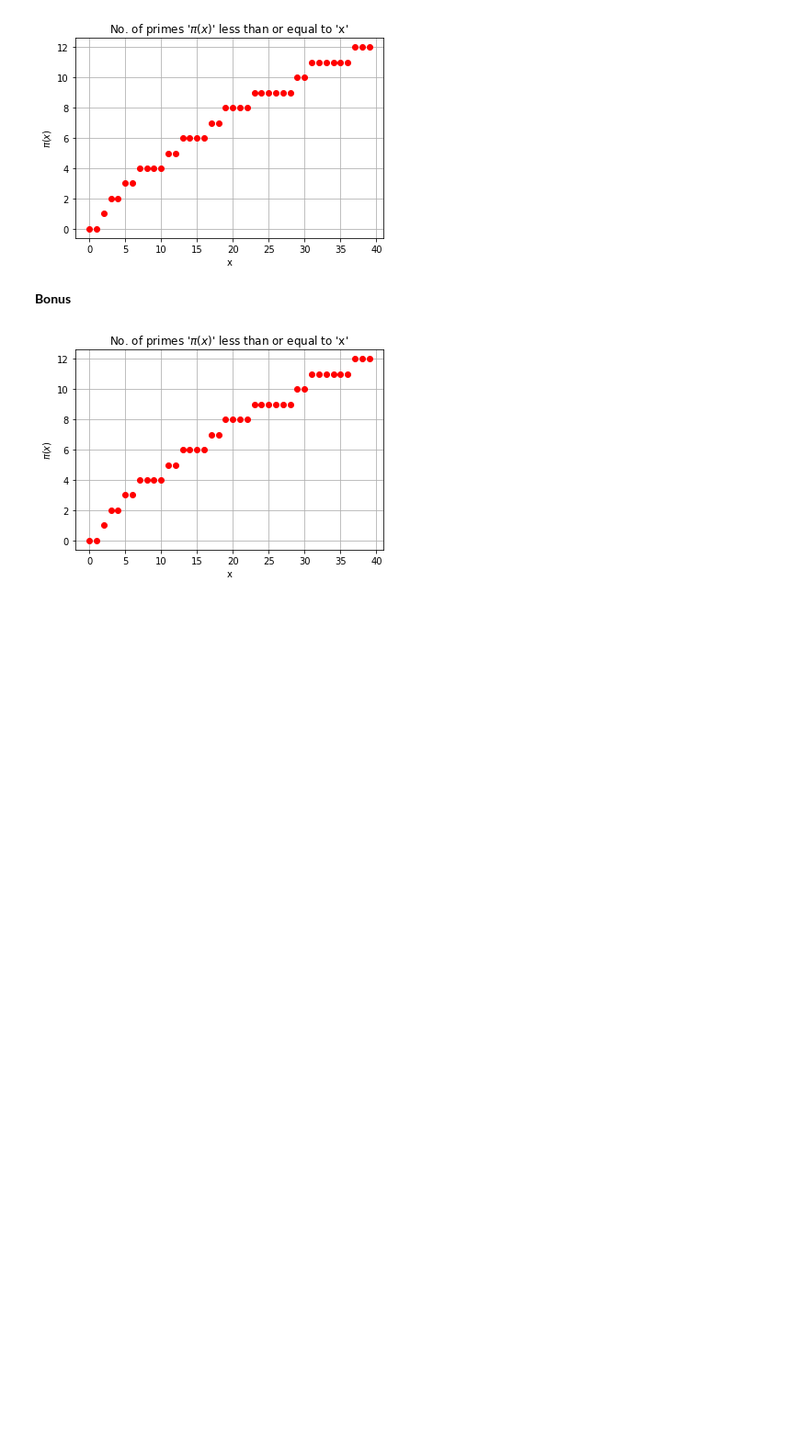
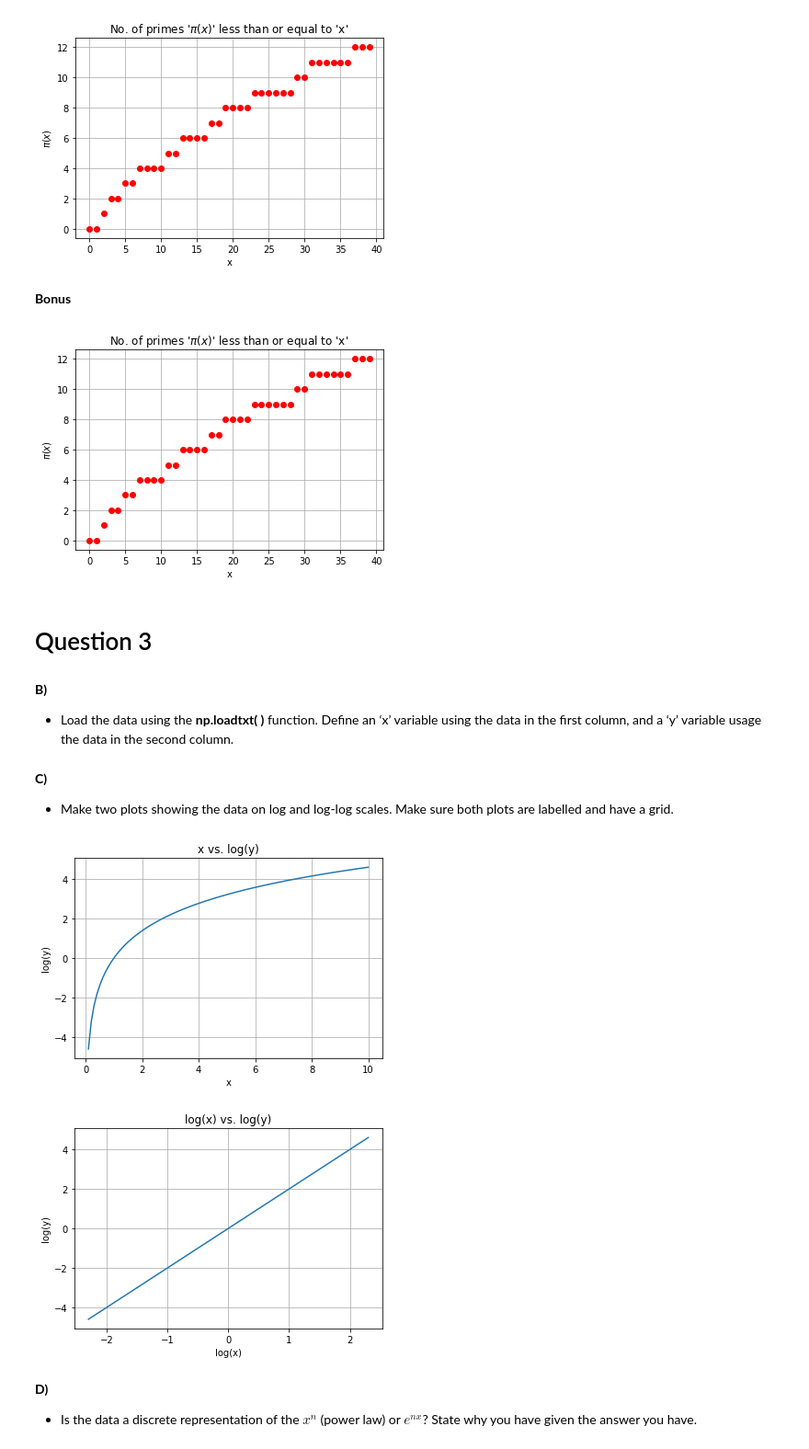
Before and after one commit to Conor-O-Mahony/ACM20030-Assignments, a Jupyter notebook: Assignment 1/ACM20030-Assignment-1.ipynb, the cells around one changed output. Shown at 92% size. Cells and saved outputs as stored; diff of their text form; code cells hidden in the pictures; blank space fills up the shorter version.

Commit message:
Question 3 Answered

```diff
--- a/Assignment 1/ACM20030-Assignment-1.ipynb
+++ b/Assignment 1/ACM20030-Assignment-1.ipynb
@@ -195,3 +195,35 @@ plt.title('No. of primes \'$\pi(x)$\' less than or equal to \'x\'')
 plt.show()
 # %% [output]
 [figure]
+# %% [markdown]
+# Question 3
+# %% [markdown]
+**B)**
+- Load the data using the **np.loadtxt( )** function. Define an ‘x’ variable using the data in the first column, and a ‘y’ variable usage the data in the second column.
+# %%
+data=np.loadtxt("PowerLawOrExponential.txt")
+x=data[:,0]
+y=data[:,1]
+# %% [markdown]
+**C)**
+- Make two plots showing the data on log and log-log scales. Make sure both plots are labelled and have a grid.
+# %%
+plt.plot(x,np.log(y))
+plt.xlabel('x')
+plt.ylabel('log(y)')
+plt.grid()
+plt.title('x vs. log(y)')
+plt.show()
+
+plt.plot(np.log(x),np.log(y))
+plt.xlabel('log(x)')
+plt.ylabel('log(y)')
+plt.grid()
+plt.title('log(x) vs. log(y)')
+plt.show()
+# %% [output]
+[figure, added]
+[figure, added]
+# %% [markdown]
+**D)**
+- Is the data a discrete representation of the $x^n$ (power law) or $e^{nx}$? State why you have given the answer you have.
```
Also changed, not shown: parts of 3 cells of this notebook.
